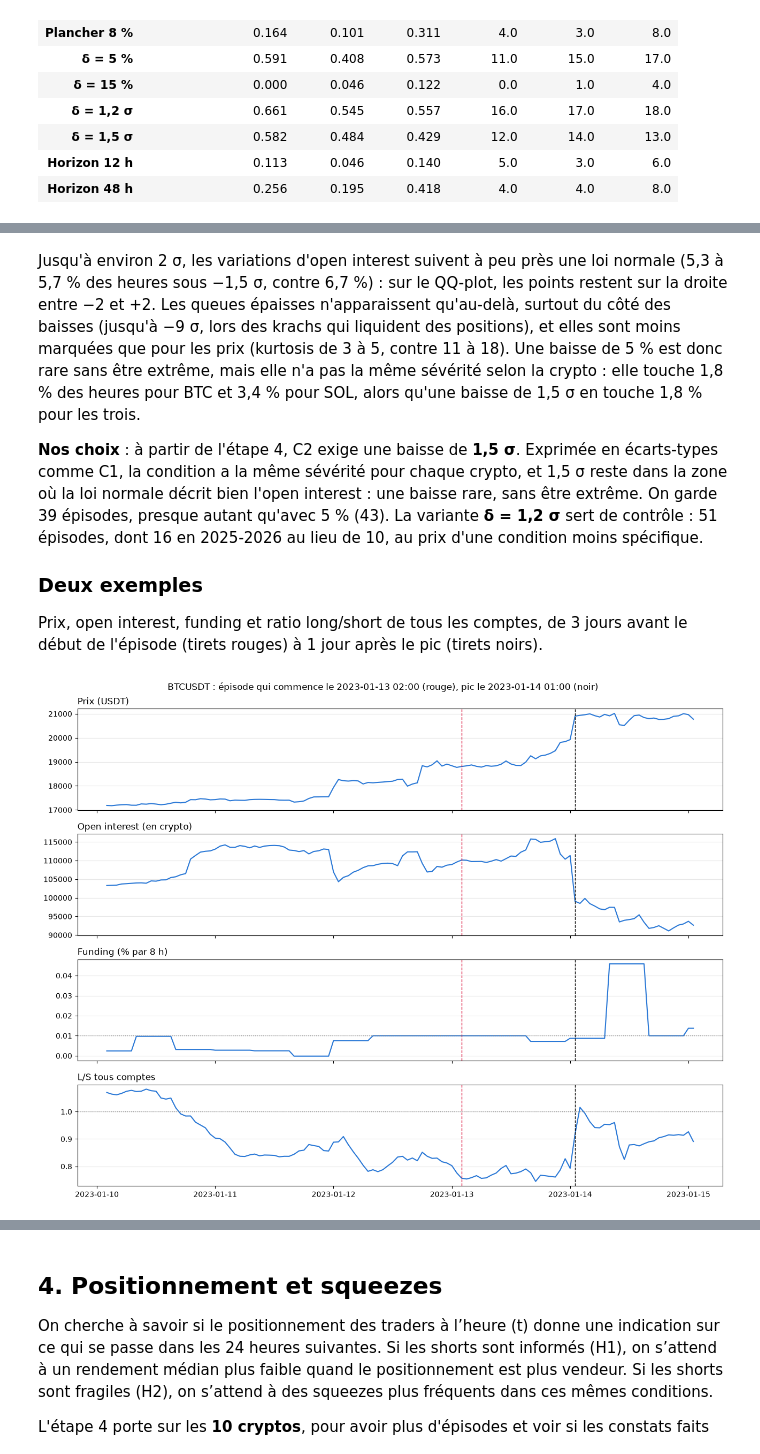
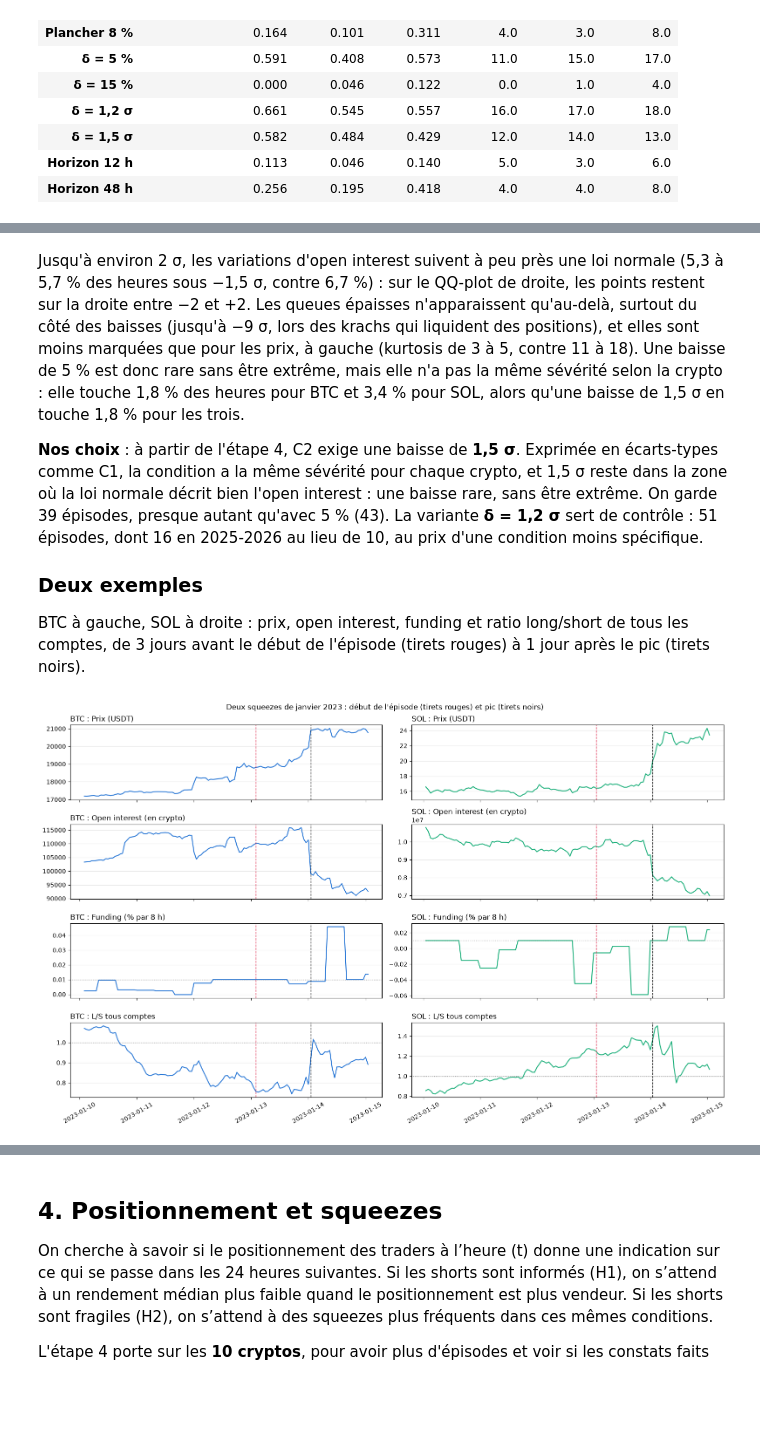
Before and after one commit to Ethanyounes/Ensae-Data-Science, a Jupyter notebook: rapport.ipynb, the cells around one changed output, grey strips where cells are left out. Saved outputs shown, nothing was run; the diff lists cells and outputs as text; code cells hidden in the pictures; blank space fills up the shorter version.

```diff
--- a/rapport.ipynb
+++ b/rapport.ipynb
@@ -461,14 +429,14 @@ descriptif.graphique_qqplot(panel_cible, descriptif.variation_oi_reduite, "varia
 # %% [markdown]
-Jusqu'à environ 2 σ, les variations d'open interest suivent à peu près une loi normale (5,3 à 5,7 % des heures sous −1,5 σ, contre 6,7 %) : sur le QQ-plot, les points restent sur la droite entre −2 et +2. Les queues épaisses n'apparaissent qu'au-delà, surtout du côté des baisses (jusqu'à −9 σ, lors des krachs qui liquident des positions), et elles sont moins marquées que pour les prix (kurtosis de 3 à 5, contre 11 à 18). Une baisse de 5 % est donc rare sans être extrême, mais elle n'a pas la même sévérité selon la crypto : elle touche 1,8 % des heures pour BTC et 3,4 % pour SOL, alors qu'une baisse de 1,5 σ en touche 1,8 % pour les trois.
+Jusqu'à environ 2 σ, les variations d'open interest suivent à peu près une loi normale (5,3 à 5,7 % des heures sous −1,5 σ, contre 6,7 %) : sur le QQ-plot de droite, les points restent sur la droite entre −2 et +2. Les queues épaisses n'apparaissent qu'au-delà, surtout du côté des baisses (jusqu'à −9 σ, lors des krachs qui liquident des positions), et elles sont moins marquées que pour les prix, à gauche (kurtosis de 3 à 5, contre 11 à 18). Une baisse de 5 % est donc rare sans être extrême, mais elle n'a pas la même sévérité selon la crypto : elle touche 1,8 % des heures pour BTC et 3,4 % pour SOL, alors qu'une baisse de 1,5 σ en touche 1,8 % pour les trois.
 
 **Nos choix** : à partir de l'étape 4, C2 exige une baisse de **1,5 σ**. Exprimée en écarts-types comme C1, la condition a la même sévérité pour chaque crypto, et 1,5 σ reste dans la zone où la loi normale décrit bien l'open interest : une baisse rare, sans être extrême. On garde 39 épisodes, presque autant qu'avec 5 % (43). La variante **δ = 1,2 σ** sert de contrôle : 51 épisodes, dont 16 en 2025-2026 au lieu de 10, au prix d'une condition moins spécifique.
 
 ### Deux exemples
 
-Prix, open interest, funding et ratio long/short de tous les comptes, de 3 jours avant le début de l'épisode (tirets rouges) à 1 jour après le pic (tirets noirs).
+BTC à gauche, SOL à droite : prix, open interest, funding et ratio long/short de tous les comptes, de 3 jours avant le début de l'épisode (tirets rouges) à 1 jour après le pic (tirets noirs).
 # %%
-descriptif.graphique_episode(panel_cible, "BTCUSDT", "2023-01-13 02:00")
+descriptif.graphique_exemples(panel_cible, [("BTCUSDT", "2023-01-13 02:00"), ("SOLUSDT", "2023-01-13 01:00")])
 # %% [output]
-[figure, old version]
+[figure, new version]
 # %% [markdown]
 **BTC, 13-14 janvier 2023.** Le prix monte de 17 200 à 21 000 USDT en quatre jours. Avant le pic, le ratio long/short est bas (0,75 à 0,85) : une majorité de comptes est à découvert. Au pic, l'open interest chute d'un coup de 115 000 à 99 000 BTC et le ratio remonte au-dessus de 1 : les shorts ont été rachetés. Le funding, lui, reste proche du taux par défaut jusqu'au pic et ne signale rien.
```
Also changed, not shown: parts of 43 cells of this notebook, 2 other files.
